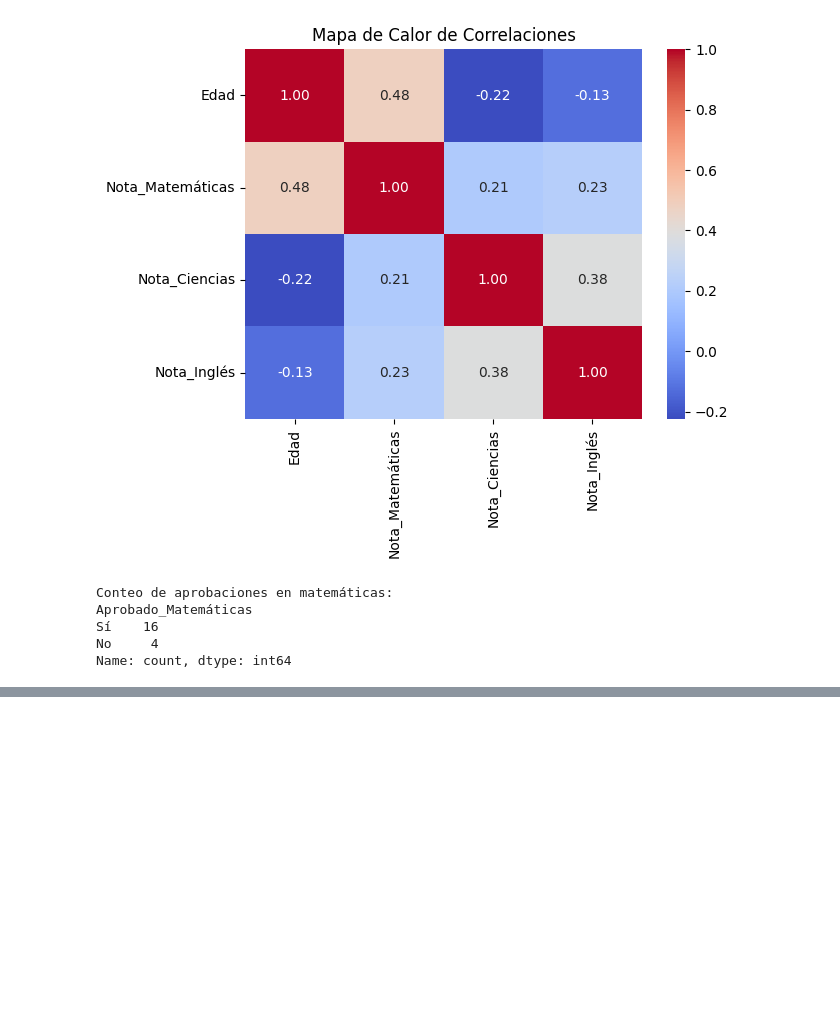
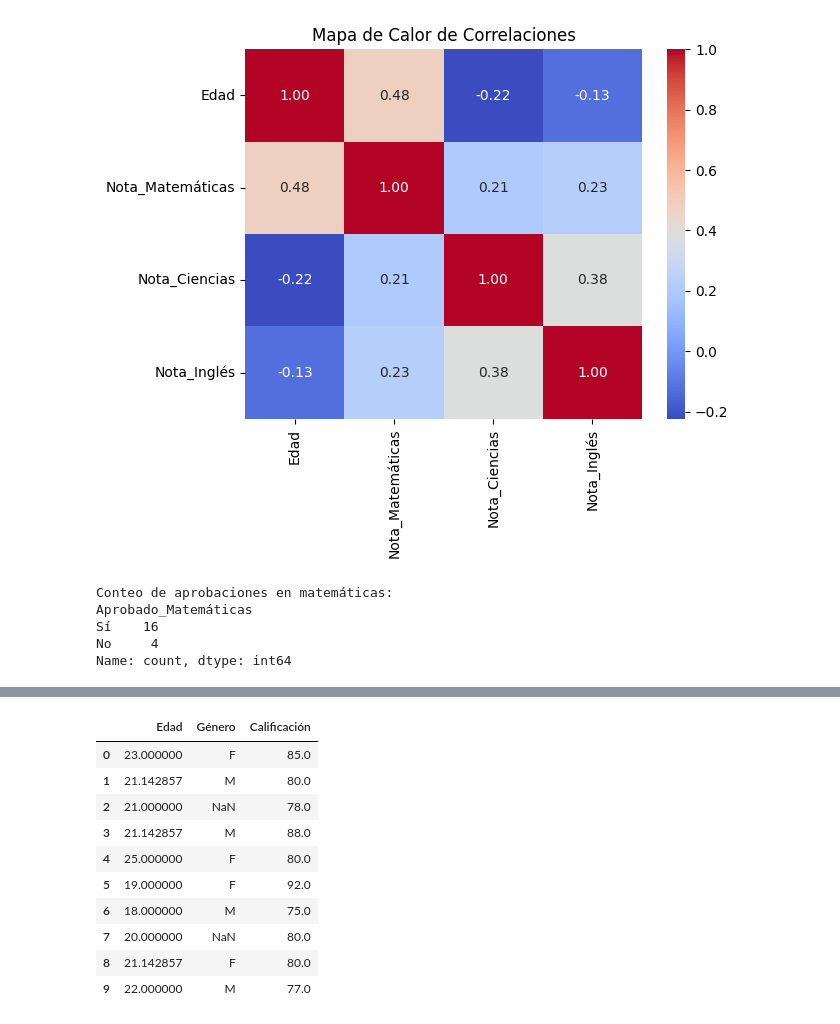
Before and after one commit to mbarragan744/clase-IA, a Jupyter notebook: EDA.ipynb, the cells around one changed output, grey strips where cells are left out. Cells and saved outputs as stored; diff of their text form; code cells hidden in the pictures; blank space fills up the shorter version.

```diff
--- a/EDA.ipynb
+++ b/EDA.ipynb
@@ -928,0 +980,19 @@ Name: count, dtype: int64
+# %%
+# Rellenar valores nulos en "Edad" con la media
+df["Edad"] = df["Edad"].fillna(df["Edad"].mean())
+
+# Rellenar valores nulos en "Calificación" con la mediana
+df["Calificación"] = df["Calificación"].fillna(df["Calificación"].median())
+df
+# %% [output]
+|  | Edad | Género | Calificación |
+| 0 | 23.000000 | F | 85.0 |
+| 1 | 21.142857 | M | 80.0 |
+| 2 | 21.000000 | NaN | 78.0 |
+| 3 | 21.142857 | M | 88.0 |
+| 4 | 25.000000 | F | 80.0 |
+| 5 | 19.000000 | F | 92.0 |
+| 6 | 18.000000 | M | 75.0 |
+| 7 | 20.000000 | NaN | 80.0 |
+| 8 | 21.142857 | F | 80.0 |
+| 9 | 22.000000 | M | 77.0 |
```
Also changed, not shown: parts of 10 cells of this notebook.
